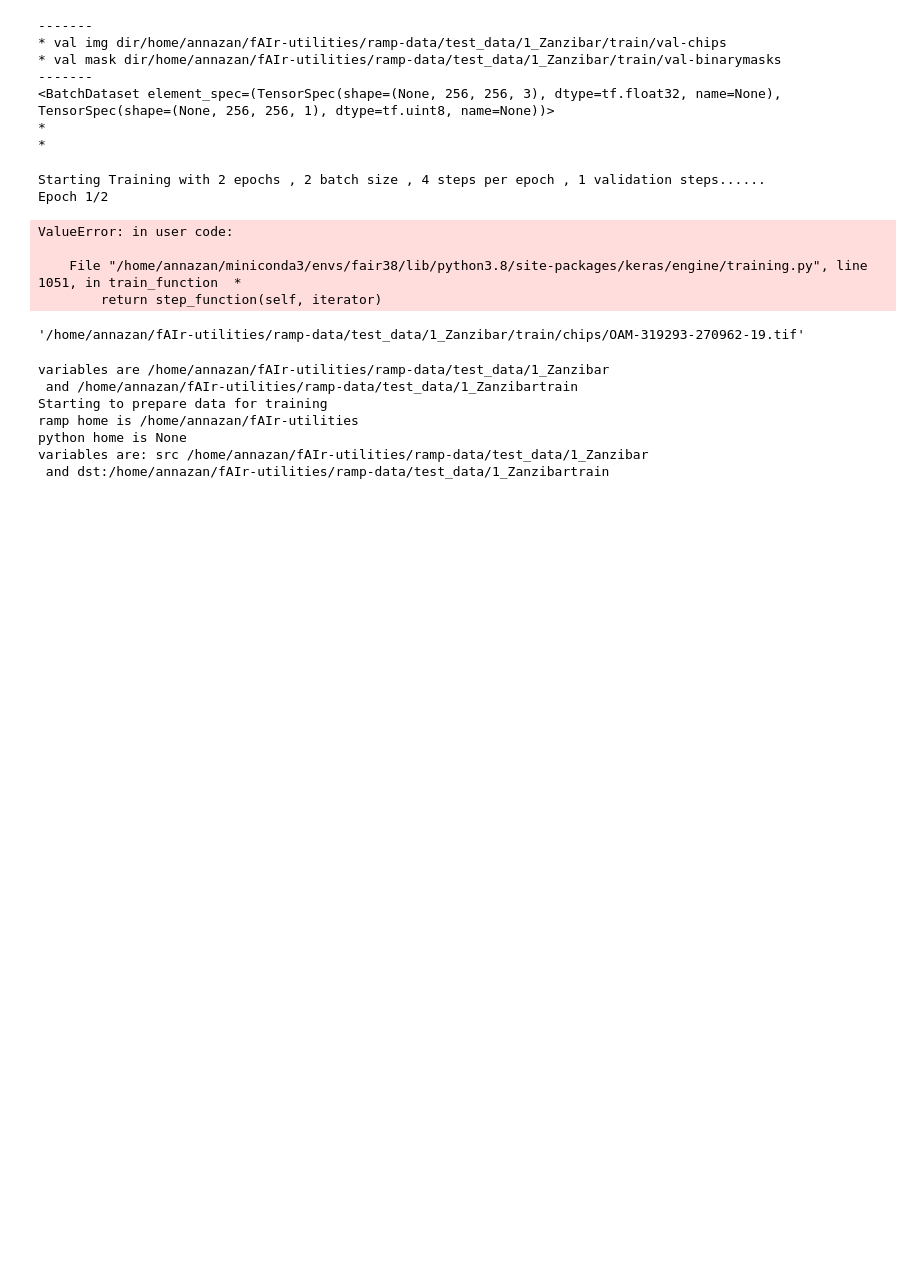
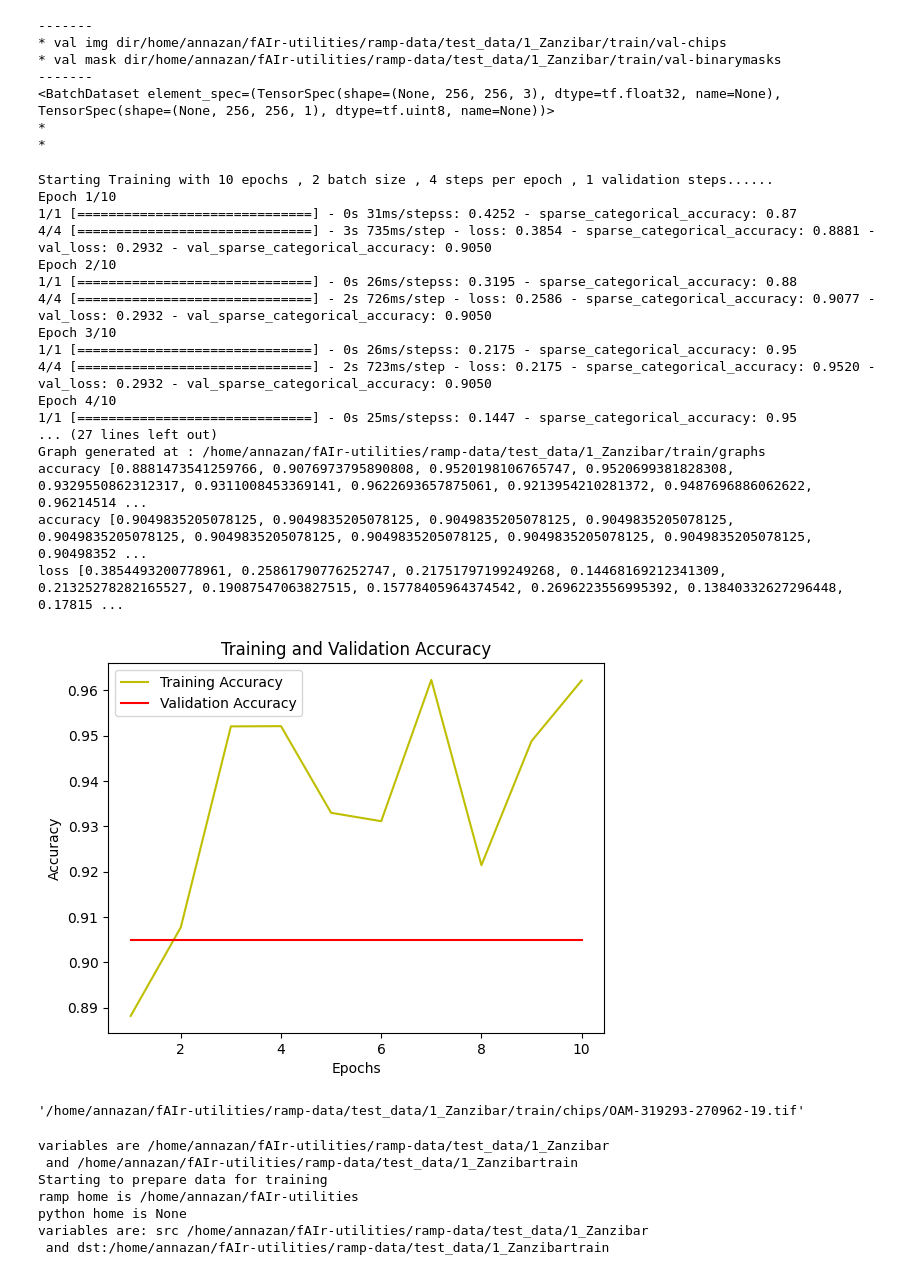
Before and after one commit to ciupava/fAIr-utilities, a Jupyter notebook: sam_test.ipynb, the cells around one changed output. Cells and saved outputs as stored; diff of their text form; code cells hidden in the pictures; blank space fills up the shorter version.

```diff
--- a/sam_test.ipynb
+++ b/sam_test.ipynb
@@ -84,3 +96,13 @@ from ramp.training import (
     model_constructors,
     optimizer_constructors,
 )
+# %%
+from hot_fair_utilities.training.run_training import manage_fine_tuning_config
+
+output_path=train_output
+epoch_size=2
+batch_size=2
+freeze_layers=False
+cfg = manage_fine_tuning_config(
+            output_path, epoch_size, batch_size, freeze_layers
+        )
@@ -357,6 +463,8 @@ from time import perf_counter
 
 ## Main training block ##
 n_epochs = cfg["num_epochs"]
+# SG: manually make this 10
+n_epochs = 10
 print(
     f"Starting Training with {n_epochs} epochs , {batch_size} batch size , {steps_per_epoch} steps per epoch , {validation_steps} validation steps......"
 )
@@ -383,39 +491,51 @@ print('\n-----')
 # plot the training and validation accuracy and loss at each epoch
 print("Generating graphs ....")
 if not os.path.exists(cfg["graph_location"]):
     os.mkdir(cfg["graph_location"])
 
 loss = history.history["loss"]
 # val_loss = history.history["val_loss"]
 epochs = range(1, len(loss) + 1)
 
 acc = history.history["sparse_categorical_accuracy"]
 val_acc = history.history["val_sparse_categorical_accuracy"]
 
 # Plot training and validation accuracy
 plt.plot(epochs, acc, "y", label="Training Accuracy")
 plt.plot(epochs, val_acc, "r", label="Validation Accuracy")
 
 # Set labels and title
 plt.xlabel("Epochs")
 plt.ylabel("Accuracy")
 plt.title("Training and Validation Accuracy")
 
 plt.legend()
 plt.savefig(
     f"{cfg['graph_location']}/training_validation_sparse_categorical_accuracy.png"
 )
 print(f"Graph generated at : {cfg['graph_location']}")
 print(f"accuracy {acc}")
 print(f"accuracy {val_acc}")
 print(f"loss {loss}")
 # %% [output]
-Starting Training with 2 epochs , 2 batch size , 4 steps per epoch , 1 validation steps......
-Epoch 1/2
+Starting Training with 10 epochs , 2 batch size , 4 steps per epoch , 1 validation steps......
+Epoch 1/10
+1/1 [==============================] - 0s 31ms/stepss: 0.4252 - sparse_categorical_accuracy: 0.87
+4/4 [==============================] - 3s 735ms/step - loss: 0.3854 - sparse_categorical_accuracy: 0.8881 - val_loss: 0.2932 - val_sparse_categorical_accuracy: 0.9050
+Epoch 2/10
+1/1 [==============================] - 0s 26ms/stepss: 0.3195 - sparse_categorical_accuracy: 0.88
+4/4 [==============================] - 2s 726ms/step - loss: 0.2586 - sparse_categorical_accuracy: 0.9077 - val_loss: 0.2932 - val_sparse_categorical_accuracy: 0.9050
+Epoch 3/10
+1/1 [==============================] - 0s 26ms/stepss: 0.2175 - sparse_categorical_accuracy: 0.95
+4/4 [==============================] - 2s 723ms/step - loss: 0.2175 - sparse_categorical_accuracy: 0.9520 - val_loss: 0.2932 - val_sparse_categorical_accuracy: 0.9050
+Epoch 4/10
+1/1 [==============================] - 0s 25ms/stepss: 0.1447 - sparse_categorical_accuracy: 0.95
+... (27 lines left out)
+Graph generated at : /home/annazan/fAIr-utilities/ramp-data/test_data/1_Zanzibar/train/graphs
+accuracy [0.8881473541259766, 0.9076973795890808, 0.9520198106765747, 0.9520699381828308, 0.9329550862312317, 0.9311008453369141, 0.9622693657875061, 0.9213954210281372, 0.9487696886062622, 0.96214514 ...
+accuracy [0.9049835205078125, 0.9049835205078125, 0.9049835205078125, 0.9049835205078125, 0.9049835205078125, 0.9049835205078125, 0.9049835205078125, 0.9049835205078125, 0.9049835205078125, 0.90498352 ...
+loss [0.3854493200778961, 0.25861790776252747, 0.21751797199249268, 0.14468169212341309, 0.21325278282165527, 0.19087547063827515, 0.15778405964374542, 0.2696223556995392, 0.13840332627296448, 0.17815 ...
-ValueError: in user code:
-
-    File "/home/annazan/miniconda3/envs/fair38/lib/python3.8/site-packages/keras/engine/training.py", line 1051, in train_function  *
-        return step_function(self, iterator)
+[figure, added]
 # %%
 # APPENDIX: from copying across
 
```
Also changed, not shown: parts of 20 cells of this notebook, 2 other files.
